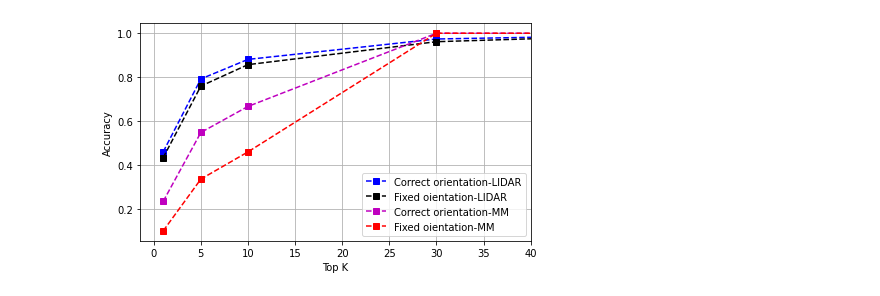
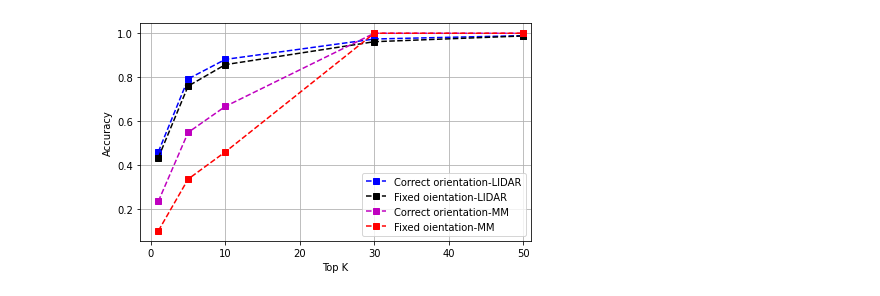
Before and after one commit to gmg2719/5GBeamSelection, a Jupyter notebook: beam_selection.ipynb, the cells around one changed output. Saved outputs shown, nothing was run; the diff lists cells and outputs as text; code cells hidden in the pictures.

```diff
--- a/beam_selection.ipynb
+++ b/beam_selection.ipynb
@@ -384,25 +382,25 @@ plt.show()
 # %%
 # SSP DATA
 import matplotlib.pyplot as plt
 import numpy as np
 
 k_beams = [1, 5, 10, 30, 50]
 #plt.figure(figsize=(7,2.5))
 fig, ax = plt.subplots(figsize=(7,4))
 y_ori = [0.46097153425216675, 0.7924064993858337 ,0.8811836838722229, 0.9738693237304688, 0.9891680479049683]
 y_sori = [0.4347291886806488, 0.7599106431007385, 0.8573980927467346, 0.9615857005119324, 0.9877163767814636]
 y_MM_ori = [0.2361, 0.5492, 0.6675, 1.0000, 1.0000]
 y_MM_sori = [0.1020, 0.3373, 0.4610, 1.0000, 1.0000]
 ax.plot(k_beams,y_ori, 'b--s', label = 'Correct orientation-LIDAR')
 ax.plot(k_beams,y_sori, 'k--s', label = 'Fixed oientation-LIDAR ')
 ax.plot(k_beams,y_MM_ori, 'm--s', label = 'Correct orientation-MM')
 ax.plot(k_beams,y_MM_sori, 'r--s', label = 'Fixed oientation-MM')
 ax.set(xlabel='Top K', ylabel='Accuracy')
-plt.xlim(right=40)
+plt.xlim(right=51)
 ax.grid()
 plt.legend()
 plt.show()
 # %% [output]
-[figure, old version]
+[figure, new version]
 # %%
 # Save output
```
Also changed, not shown: parts of 7 cells of this notebook.
